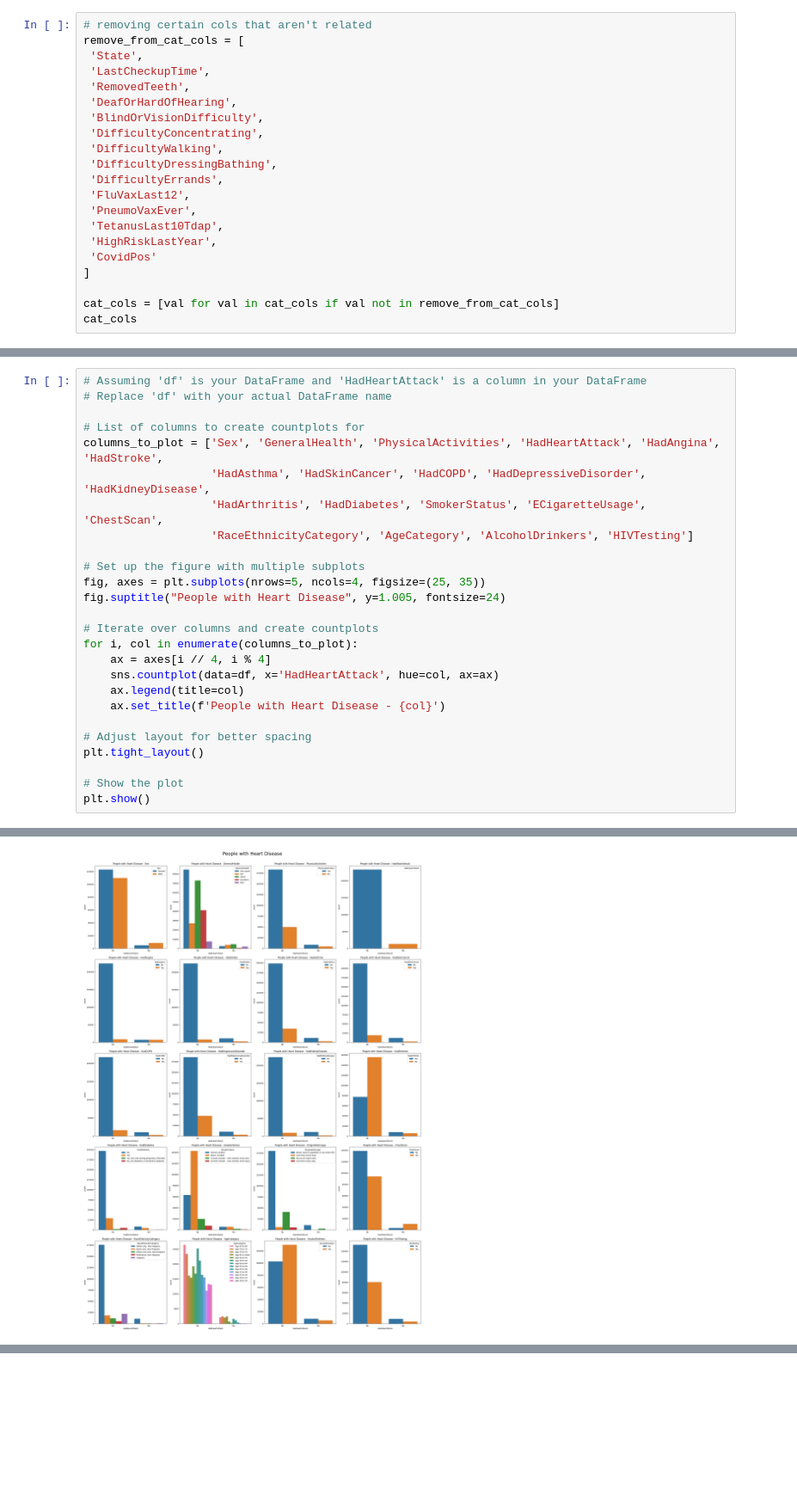
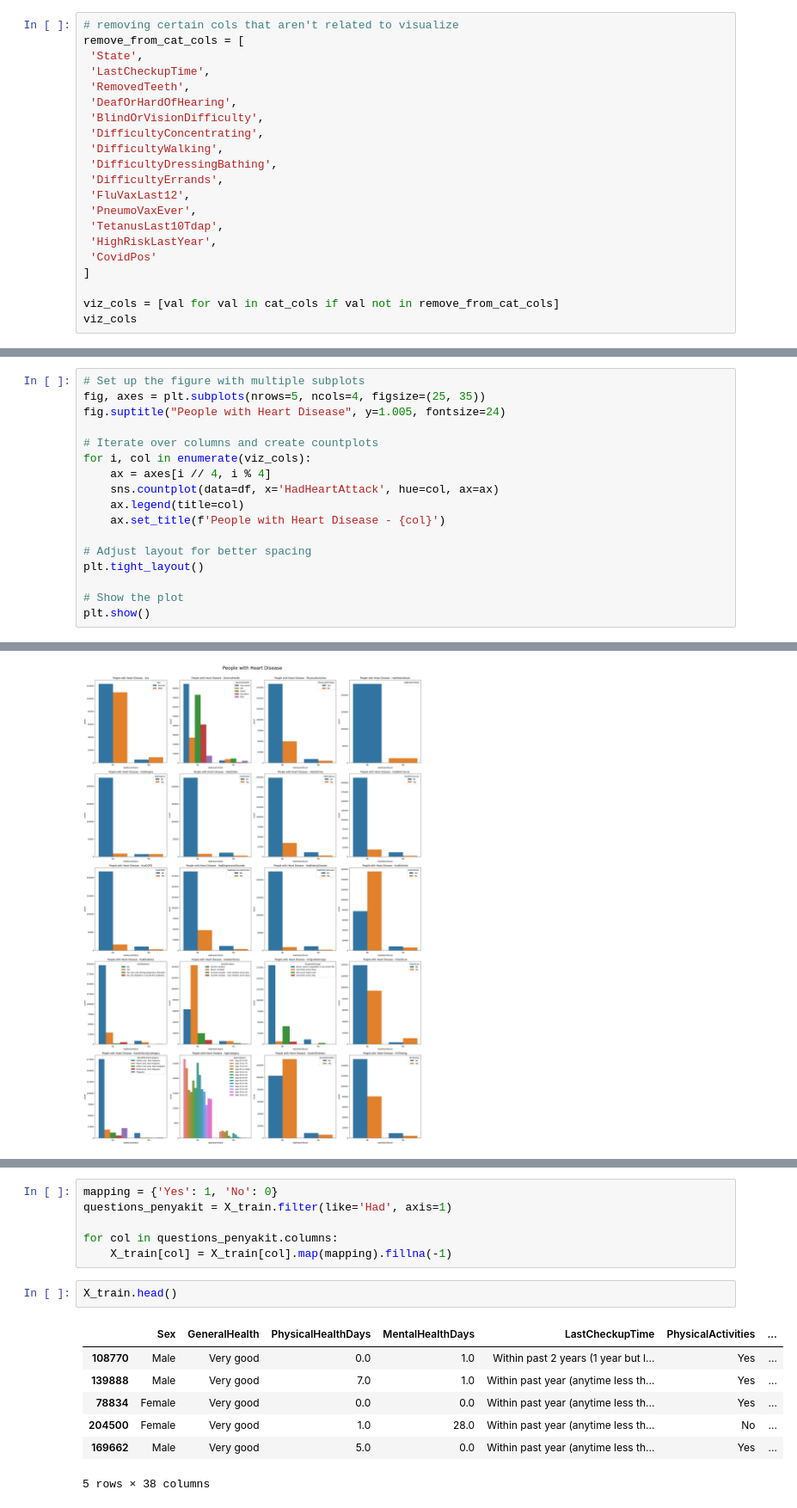
Before and after one commit to devinaarr/Tubes-AIFB, a Jupyter notebook: tubes-aifb.ipynb, the cells around one changed output, grey strips where cells are left out. Shown at 86% size. Drawn from its saved outputs; the diff is of its cells as text; blank space fills up the shorter version.

```diff
--- a/tubes-aifb.ipynb
+++ b/tubes-aifb.ipynb
@@ -128,7 +128,7 @@ cat_cols
  'HighRiskLastYear',
  'CovidPos']
 # %%
-# removing certain cols that aren't related
+# removing certain cols that aren't related to visualize
 remove_from_cat_cols = [
  'State',
  'LastCheckupTime',
@@ -146,8 +146,8 @@ remove_from_cat_cols = [
  'CovidPos'
 ]
 
-cat_cols = [val for val in cat_cols if val not in remove_from_cat_cols]
-cat_cols
+viz_cols = [val for val in cat_cols if val not in remove_from_cat_cols]
+viz_cols
 # %% [output]
 ['Sex',
  'GeneralHealth',
@@ -170,21 +170,12 @@ cat_cols
  'AlcoholDrinkers',
  'HIVTesting']
 # %%
-# Assuming 'df' is your DataFrame and 'HadHeartAttack' is a column in your DataFrame
-# Replace 'df' with your actual DataFrame name
-
-# List of columns to create countplots for
-columns_to_plot = ['Sex', 'GeneralHealth', 'PhysicalActivities', 'HadHeartAttack', 'HadAngina', 'HadStroke',
-                   'HadAsthma', 'HadSkinCancer', 'HadCOPD', 'HadDepressiveDisorder', 'HadKidneyDisease',
-                   'HadArthritis', 'HadDiabetes', 'SmokerStatus', 'ECigaretteUsage', 'ChestScan',
-                   'RaceEthnicityCategory', 'AgeCategory', 'AlcoholDrinkers', 'HIVTesting']
-
 # Set up the figure with multiple subplots
 fig, axes = plt.subplots(nrows=5, ncols=4, figsize=(25, 35))
 fig.suptitle("People with Heart Disease", y=1.005, fontsize=24)
 
 # Iterate over columns and create countplots
-for i, col in enumerate(columns_to_plot):
+for i, col in enumerate(viz_cols):
     ax = axes[i // 4, i % 4]
     sns.countplot(data=df, x='HadHeartAttack', hue=col, ax=ax)
     ax.legend(title=col)
@@ -200,0 +219,16 @@ No artists with labels found to put in legend.  Note that artists whose label st
+# %%
+mapping = {'Yes': 1, 'No': 0}
+questions_penyakit = X_train.filter(like='Had', axis=1)
+
+for col in questions_penyakit.columns:
+    X_train[col] = X_train[col].map(mapping).fillna(-1)
+# %%
+X_train.head()
+# %% [output]
+|  | Sex | GeneralHealth | PhysicalHealthDays | MentalHealthDays | LastCheckupTime | PhysicalActivities | ... |
+| 108770 | Male | Very good | 0.0 | 1.0 | Within past 2 years (1 year but l... | Yes | ... |
+| 139888 | Male | Very good | 7.0 | 1.0 | Within past year (anytime less th... | Yes | ... |
+| 78834 | Female | Very good | 0.0 | 0.0 | Within past year (anytime less th... | Yes | ... |
+| 204500 | Female | Very good | 1.0 | 28.0 | Within past year (anytime less th... | No | ... |
+| 169662 | Male | Very good | 5.0 | 0.0 | Within past year (anytime less th... | Yes | ... |
+5 rows × 38 columns
```
Also changed, not shown: parts of 14 cells of this notebook.
